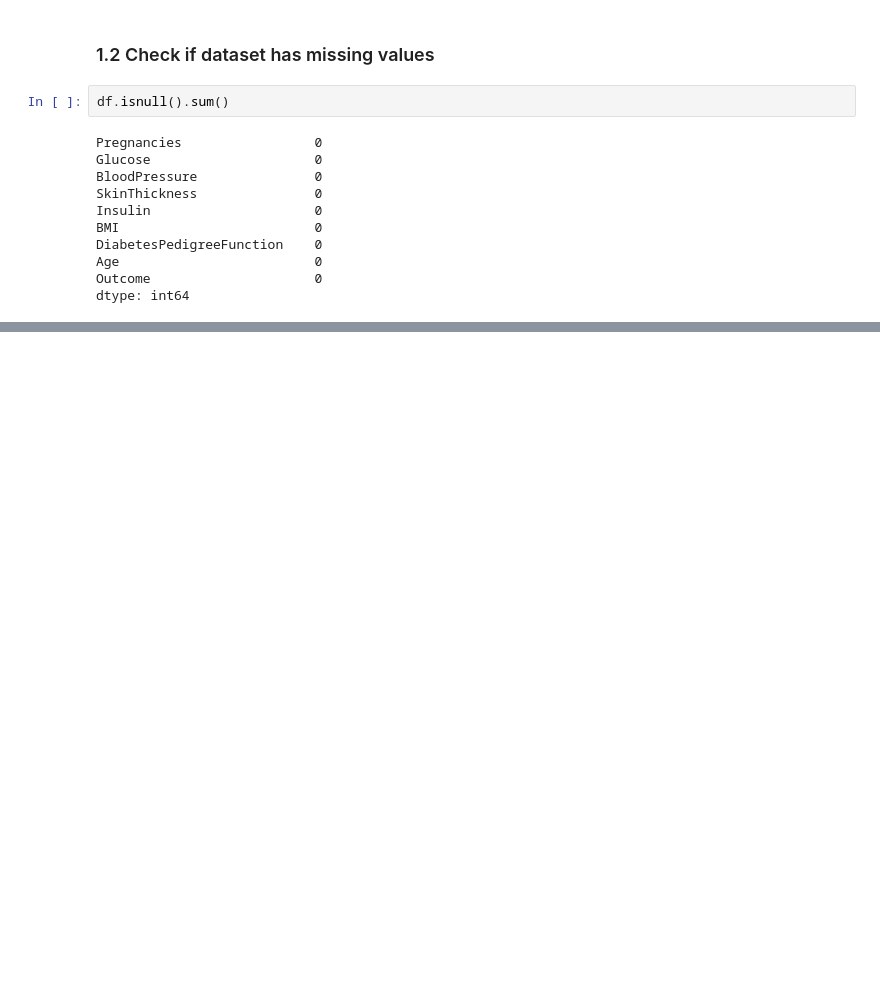
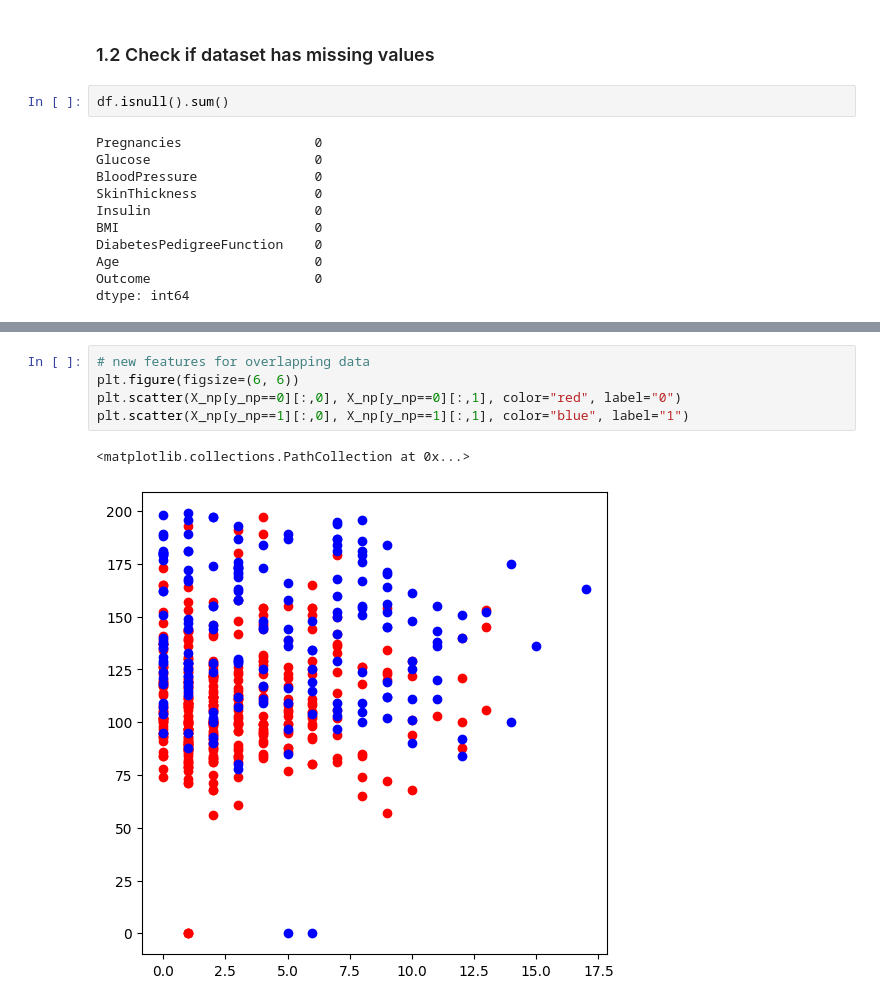
Before and after one commit to RasimMehdiyev/diabetes_prediction, a Jupyter notebook: diabetes_nn.ipynb, the cells around one changed output, grey strips where cells are left out. Drawn from its saved outputs; the diff is of its cells as text; blank space fills up the shorter version.

```diff
--- a/diabetes_nn.ipynb
+++ b/diabetes_nn.ipynb
@@ -40,0 +98,8 @@ dtype: int64
+# %%
+# new features for overlapping data
+plt.figure(figsize=(6, 6))
+plt.scatter(X_np[y_np==0][:,0], X_np[y_np==0][:,1], color="red", label="0")
+plt.scatter(X_np[y_np==1][:,0], X_np[y_np==1][:,1], color="blue", label="1")
+# %% [output]
+<matplotlib.collections.PathCollection at 0x...>
+[figure, added]
```
Also changed, not shown: parts of 21 cells of this notebook, 1 other file.
